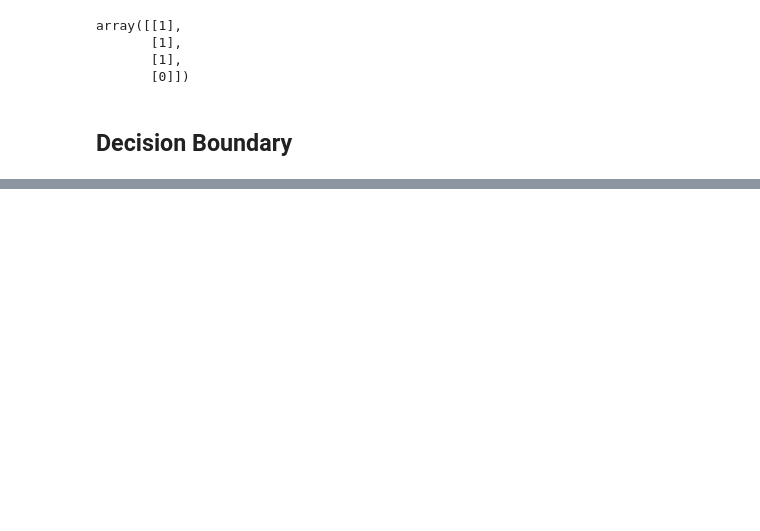
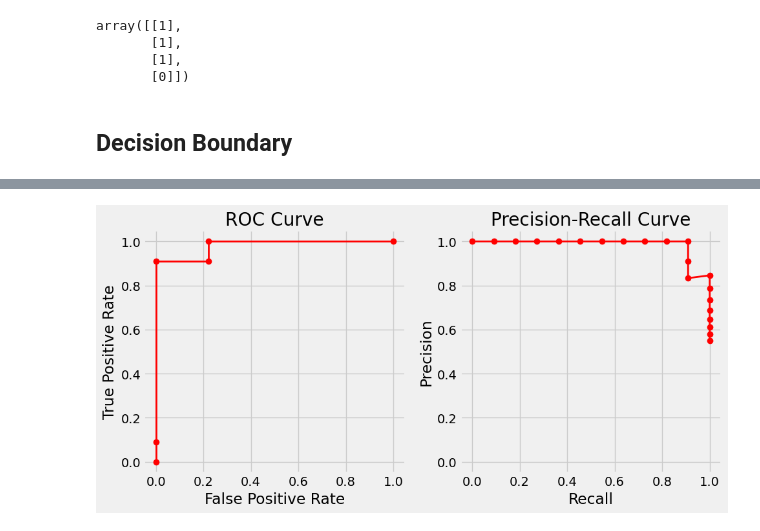
Before and after one commit to Hovohoangduy/pytorch-step-by-step, a Jupyter notebook: chapter03.ipynb, the cells around one changed output, grey strips where cells are left out. Drawn from its saved outputs; the diff is of its cells as text; code cells hidden in the pictures; blank space fills up the shorter version.

```diff
--- a/chapter03.ipynb
+++ b/chapter03.ipynb
@@ -327,0 +437,7 @@ probabilities = sigmoid(logits_val).squeeze()
+# %%
+fpr, tpr, threshold1 = roc_curve(y_val, probabilities)
+prec, rec, threshold2 = precision_recall_curve(y_val, probabilities)
+# %%
+fig = eval_curves(fpr, tpr, rec, prec, threshold1, threshold2, line=True)
+# %% [output]
+[figure, added]
```
Also changed, not shown: parts of 19 cells of this notebook.
